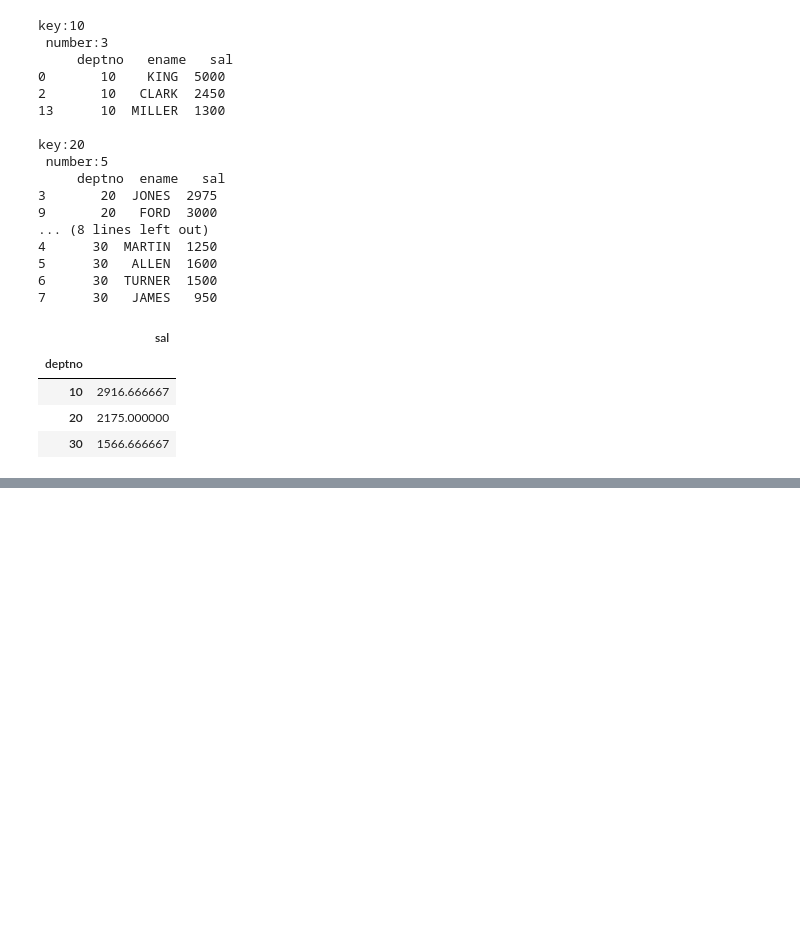
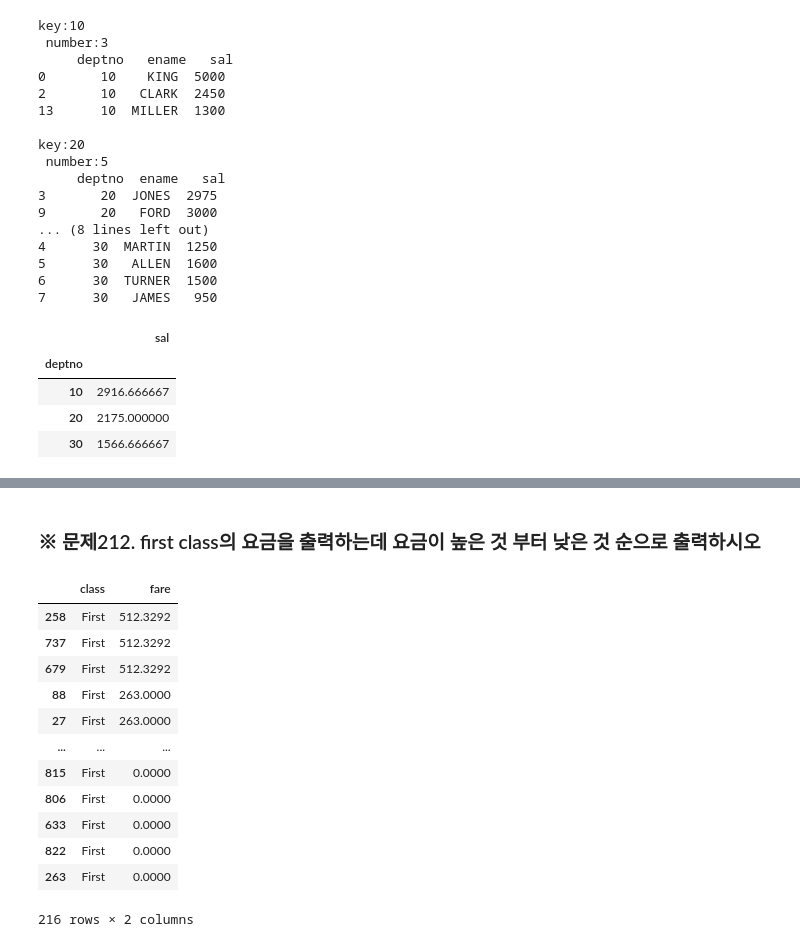
Before and after one commit to Adrian123K/pandas_ml, a Jupyter notebook: 09-1. Pandas DA 데이터프레임 합치기 (200723).ipynb, the cells around one changed output, grey strips where cells are left out. Cells and saved outputs as stored; diff of their text form; code cells hidden in the pictures; blank space fills up the shorter version.

```diff
--- a/09-1. Pandas DA 데이터프레임 합치기 (200723).ipynb
+++ b/09-1. Pandas DA 데이터프레임 합치기 (200723).ipynb
@@ -434,0 +521,22 @@ gp_avg
+# %% [markdown]
+### ※ 문제212. first class의 요금을 출력하는데 요금이 높은 것 부터 낮은 것 순으로 출력하시오
+# %%
+import seaborn as sns
+import pandas as pd
+tit = sns.load_dataset('titanic')
+df = tit.loc[:,['class','fare']]
+df[['class','fare']][df['class']=='First'].sort_values(by='fare',ascending=False)
+# %% [output]
+|  | class | fare |
+| 258 | First | 512.3292 |
+| 737 | First | 512.3292 |
+| 679 | First | 512.3292 |
+| 88 | First | 263.0000 |
+| 27 | First | 263.0000 |
+| ... | ... | ... |
+| 815 | First | 0.0000 |
+| 806 | First | 0.0000 |
+| 633 | First | 0.0000 |
+| 822 | First | 0.0000 |
+| 263 | First | 0.0000 |
+216 rows × 2 columns
```
Also changed, not shown: parts of 7 cells of this notebook, 1 other file.
